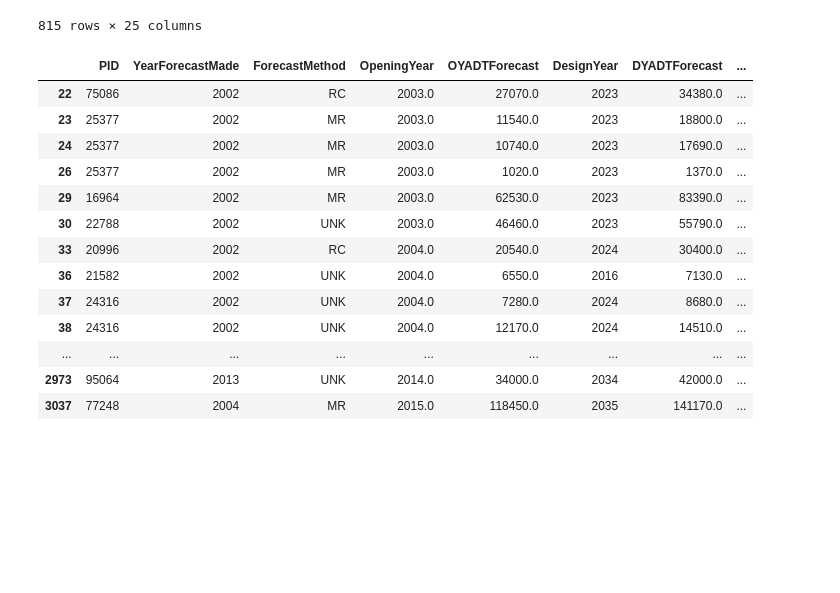
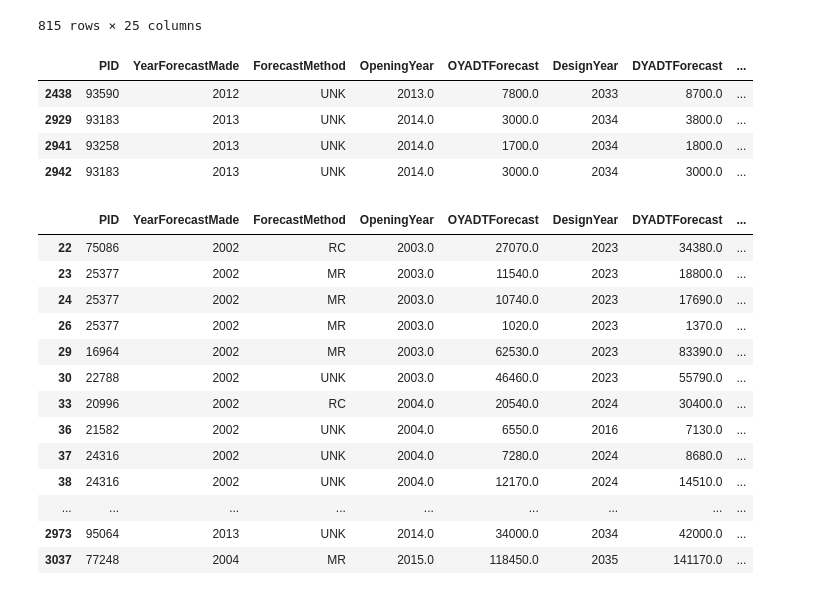
Before and after one commit to jawadmhoque/accuracy-assessment, a Jupyter notebook: Ohio Dataset Cleanup.ipynb, the cells around one changed output. Cells and saved outputs as stored; diff of their text form; code cells hidden in the pictures; blank space fills up the shorter version.

```diff
--- a/Ohio Dataset Cleanup.ipynb
+++ b/Ohio Dataset Cleanup.ipynb
@@ -305,6 +276,14 @@ ohio_cleaned
 | 3089 | 25734 | 2009 | MR | 2015.0 | 58180.0 | 2035 | 63410.0 | ... |
 | 3118 | 88771 | 2010 | MR | 2015.0 | 46510.0 | 2035 | 61160.0 | ... |
 815 rows × 25 columns
+# %%
+ohio_cleaned[ohio_cleaned['Year'].isnull()]
+# %% [output]
+|  | PID | YearForecastMade | ForecastMethod | OpeningYear | OYADTForecast | DesignYear | DYADTForecast | ... |
+| 2438 | 93590 | 2012 | UNK | 2013.0 | 7800.0 | 2033 | 8700.0 | ... |
+| 2929 | 93183 | 2013 | UNK | 2014.0 | 3000.0 | 2034 | 3800.0 | ... |
+| 2941 | 93258 | 2013 | UNK | 2014.0 | 1700.0 | 2034 | 1800.0 | ... |
+| 2942 | 93183 | 2013 | UNK | 2014.0 | 3000.0 | 2034 | 3000.0 | ... |
 # %%
 ohio_cleaned=ohio_cleaned.assign(ActualCount=ohio_cleaned.apply(TrafficCount2, axis=1))
 ohio_cleaned
```
Also changed, not shown: parts of 42 cells of this notebook, 3 other files.
